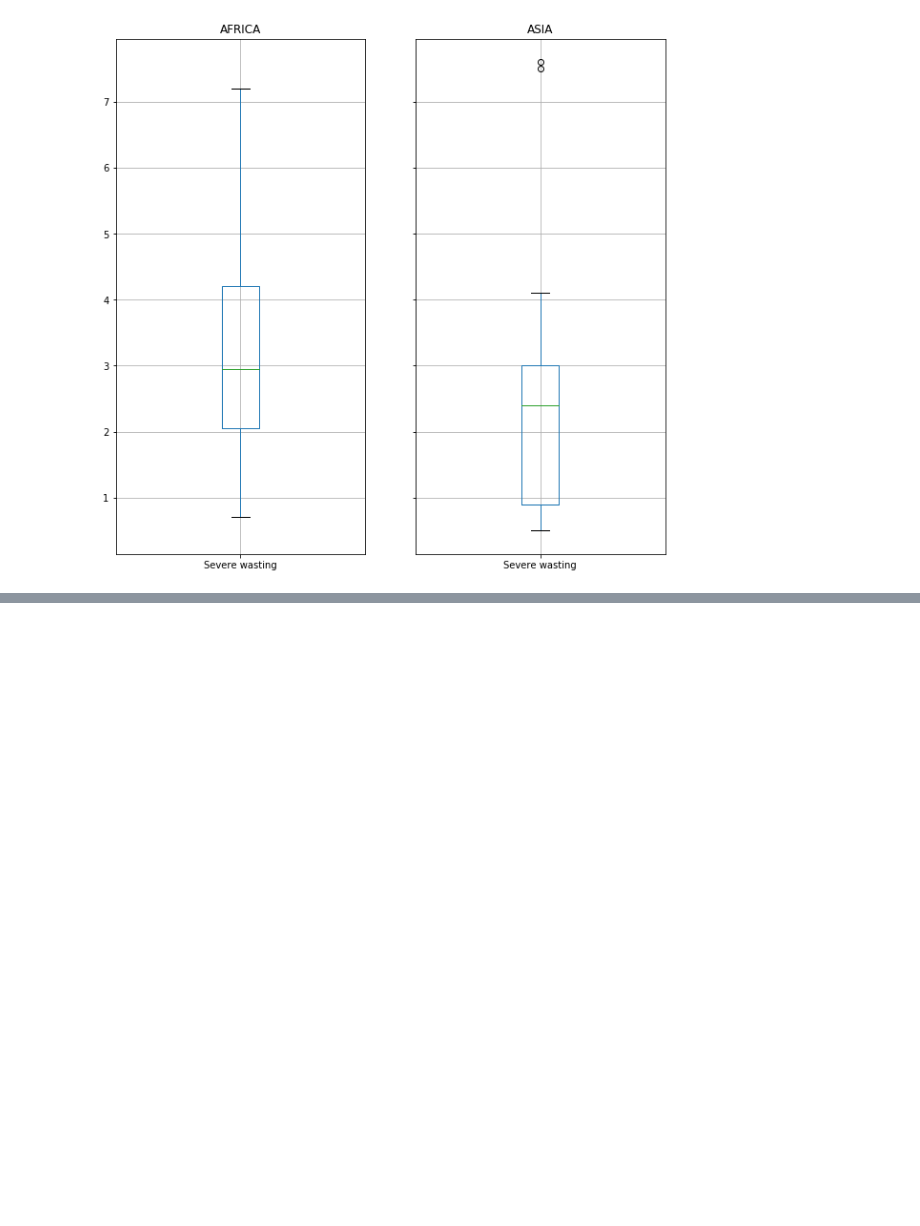
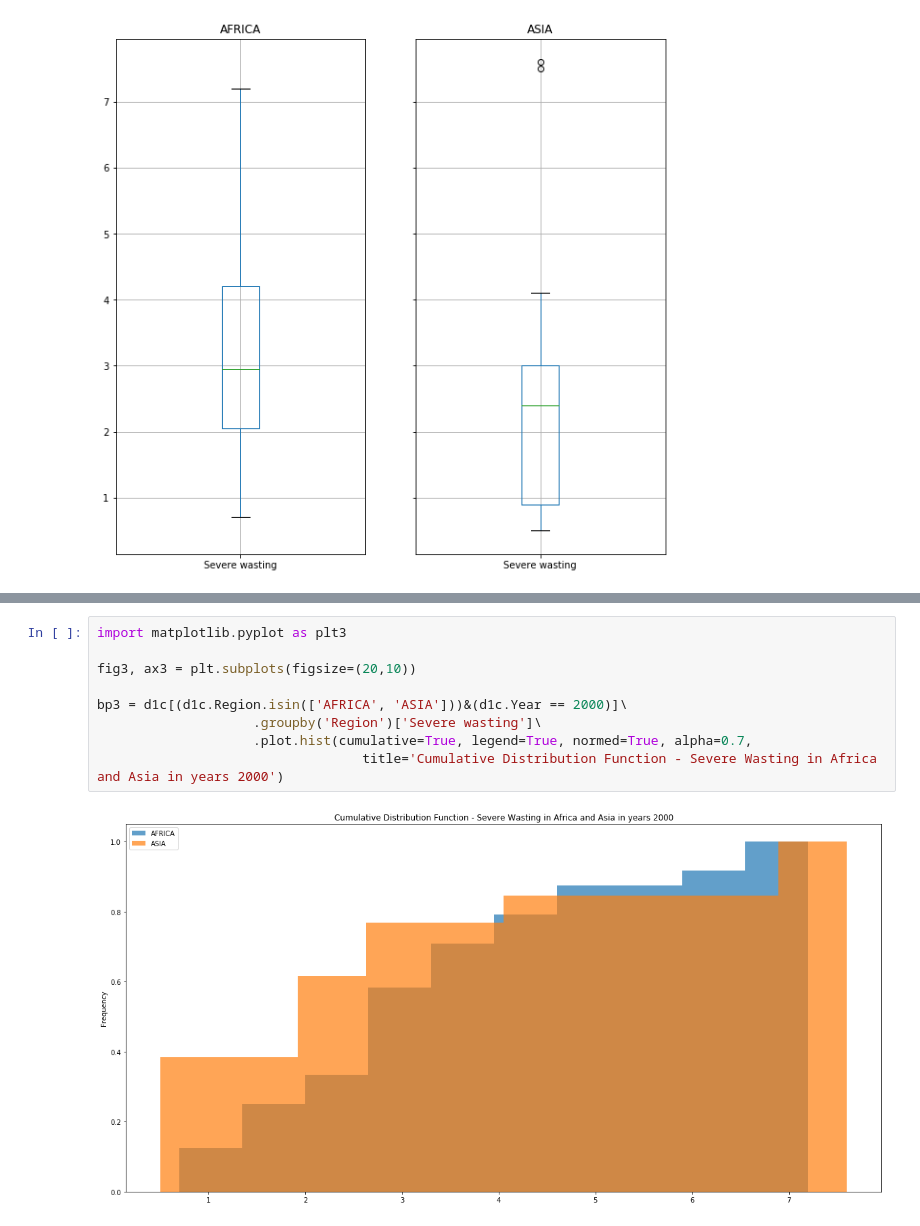
Before and after one commit to menubie/studies, a Jupyter notebook: distributions/distributions_exercises.ipynb, the cells around one changed output, grey strips where cells are left out. Drawn from its saved outputs; the diff is of its cells as text; blank space fills up the shorter version.

Commit message:
Updating distributions exercises

```diff
--- a/distributions/distributions_exercises.ipynb
+++ b/distributions/distributions_exercises.ipynb
@@ -63,3 +65,14 @@ bp = d1c[(d1c.Region.isin(['AFRICA', 'ASIA']))&(d1c.Year == 2000)]\
+# %%
+import matplotlib.pyplot as plt3
+
+fig3, ax3 = plt.subplots(figsize=(20,10))
+
+bp3 = d1c[(d1c.Region.isin(['AFRICA', 'ASIA']))&(d1c.Year == 2000)]\
+                    .groupby('Region')['Severe wasting']\
+                    .plot.hist(cumulative=True, legend=True, normed=True, alpha=0.7,
+                                  title='Cumulative Distribution Function - Severe Wasting in Africa and Asia in years 2000')
+# %% [output]
+[figure, added]
 # %%
 import matplotlib.pyplot as plt2
 
```
Also changed, not shown: parts of 3 cells of this notebook, 2 other files.
